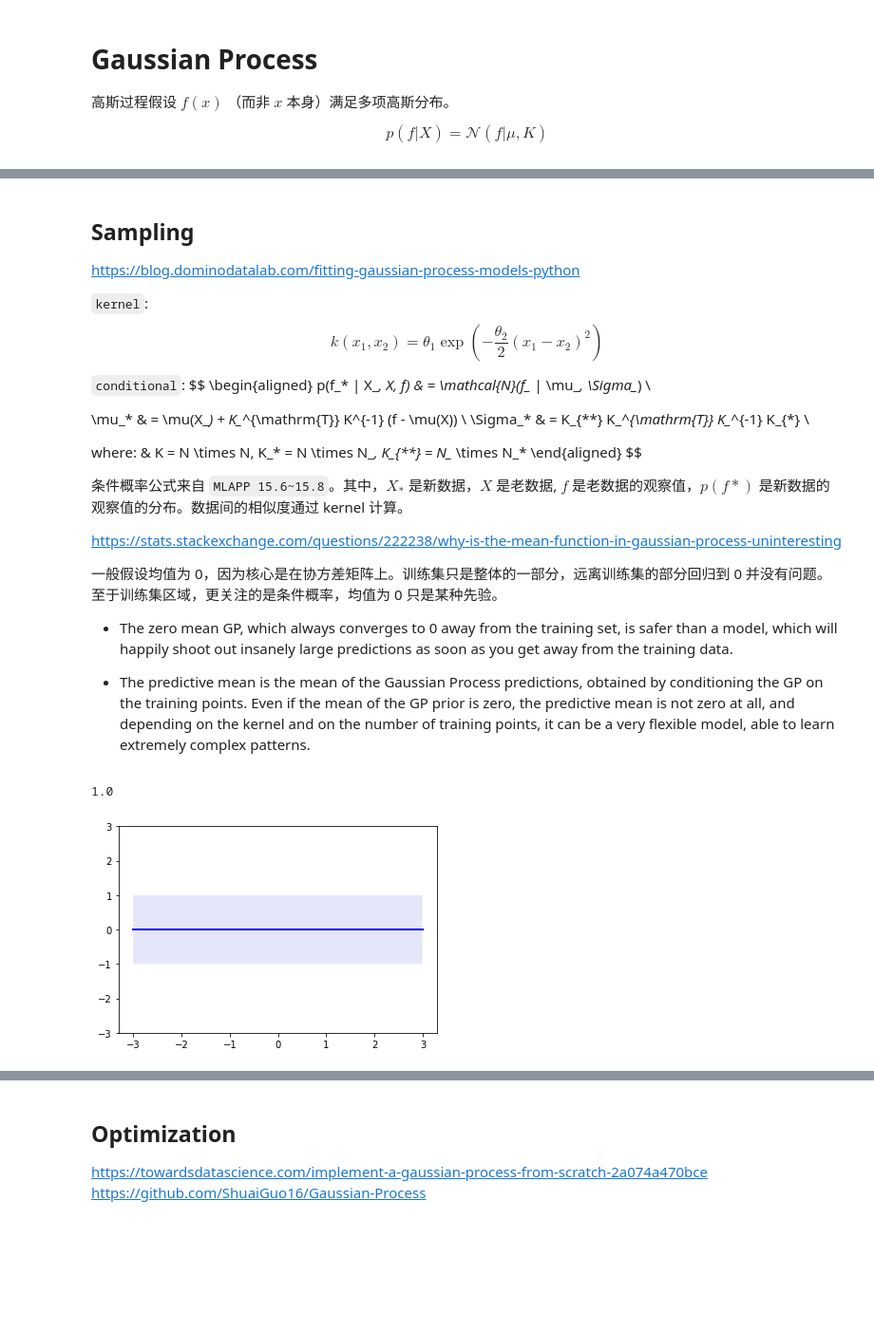
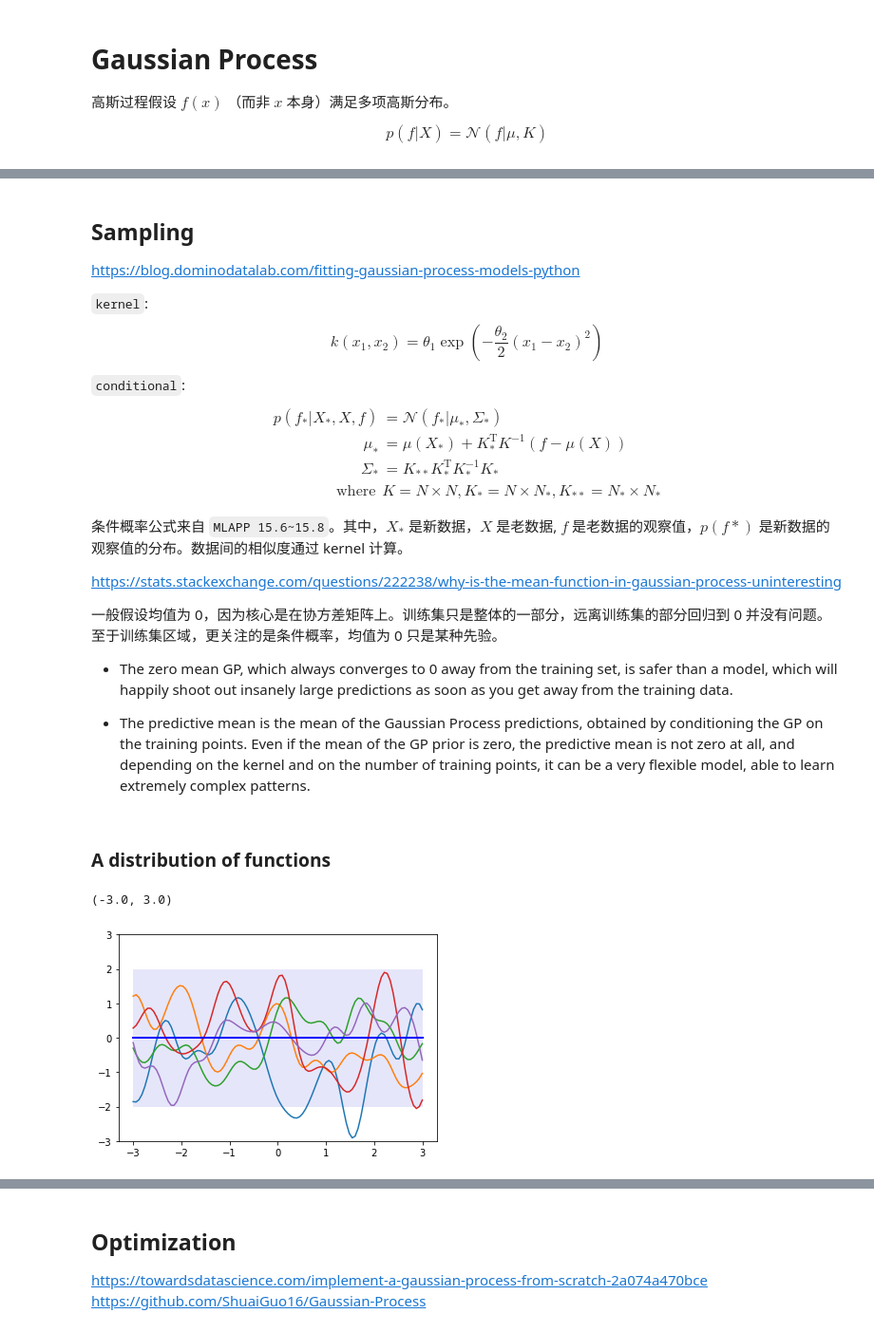
Before and after one commit to dugu9sword/mlvis, a Jupyter notebook: gaussian_process.ipynb, the cells around one changed output, grey strips where cells are left out. Shown: that part at 95% size. Cells and saved outputs as stored; diff of their text form; code cells hidden in the pictures; blank space fills up the shorter version.

```diff
--- a/gaussian_process.ipynb
+++ b/gaussian_process.ipynb
@@ -55,11 +43,9 @@ $$
 $$
 \begin{aligned}
 p(f_* | X_*, X, f) & = \mathcal{N}(f_* | \mu_*, \Sigma_*) \\
-
 \mu_*    & = \mu(X_*) + K_*^{\mathrm{T}} K^{-1} (f - \mu(X)) \\
 \Sigma_* & = K_{**}   K_*^{\mathrm{T}} K_*^{-1} K_{*} \\
-
-where: & K = N \times N, K_* = N \times N_*, K_{**} = N_* \times N_*
+\mathrm{where}~ & K = N \times N, K_* = N \times N_*, K_{**} = N_* \times N_*
 \end{aligned}
 $$
 
@@ -77,29 +63,30 @@ https://stats.stackexchange.com/questions/222238/why-is-the-mean-function-in-gau
 def kernel(x1, x2, params):
     return params[0] * np.exp(-0.5 * params[1] * np.subtract.outer(x1, x2)**2)
 
-def conditional(x_new, x, y, params):
+def conditional(x_new, x, y, kernel, params):
     Kss = kernel(x_new, x_new, params)
     Ks = kernel(x, x_new, params)
     K = kernel(x, x, params)
-    mu = Ks.T.dot(np.linalg.inv(K)).dot(y)
-    sigma = Kss - Ks.T.dot(np.linalg.inv(K)).dot(Ks)
+    K_inv = np.linalg.inv(K)
+    mu = Ks.T.dot(K_inv).dot(y)
+    sigma = Kss - Ks.T.dot(K_inv).dot(Ks)
     return mu.squeeze(), sigma.squeeze()
 
-def predict(x_new, x, kernel, params, x_sigma, y):
-    k = [kernel(x_new, ele, params) for ele in x]
-    Sinv = np.linalg.inv(x_sigma)
-    y_pred = np.dot(k, Sinv).dot(y)
-    y_sigma = kernel(x_new, x_new, params) - np.dot(k, Sinv).dot(k)
-    return y_pred, y_sigma
-
 θ = [1, 10]
-σ_0 = kernel(0, 0, θ)
-print(σ_0)
-xpts = np.arange(-3, 3, step=0.01)
-plt.fill_between(xpts.flatten(), - np.sqrt(σ_0), np.sqrt(σ_0), facecolor='lavender')
-plt.plot(xpts, np.zeros_like(xpts), 'b-', lw=2)
-plt.ylim(-3, 3)
-pass
+sig_0 = kernel(0, 0, θ)
+x_pred = np.linspace(-3, 3, 100)
+np.set_printoptions(precision=4)
-# %% [output]
-1.0
-[figure, removed]
+# %% [markdown]
+### A distribution of functions
+# %%
+for i in range(5):
+    y = np.random.multivariate_normal(np.zeros(len(x_pred)), kernel(x_pred, x_pred, θ))
+    plt.plot(x_pred, y)
+
+sig_0 = kernel(0, 0, θ)
+plt.fill_between(x_pred.flatten(), - 2 * np.sqrt(sig_0), 2 * np.sqrt(sig_0), facecolor='lavender')
+plt.plot(x_pred, np.zeros_like(x_pred), 'b-', lw=2)
+plt.ylim(-3, 3)
+# %% [output]
+(-3.0, 3.0)
+[figure, added]
```
Also changed, not shown: parts of 5 cells of this notebook.
